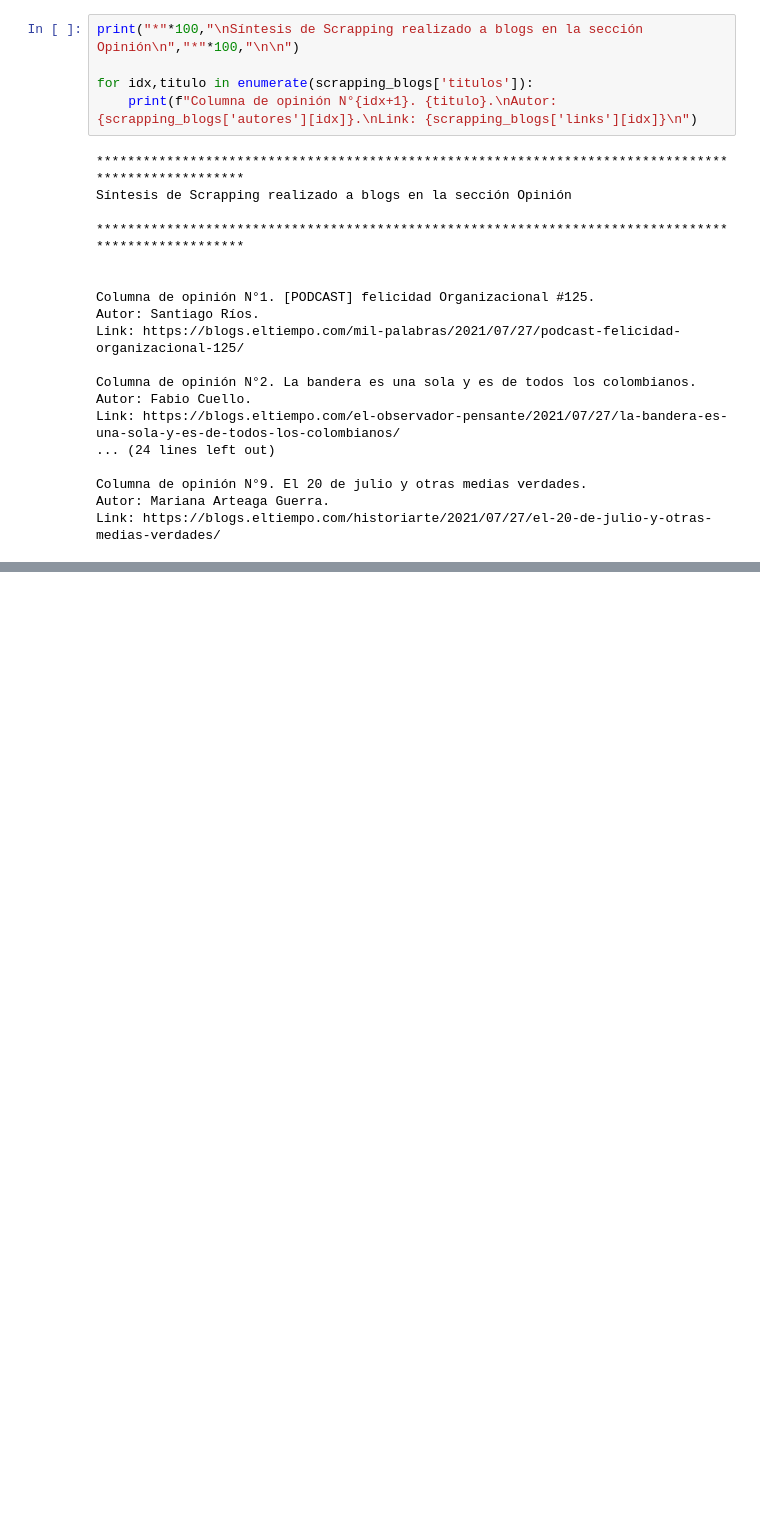
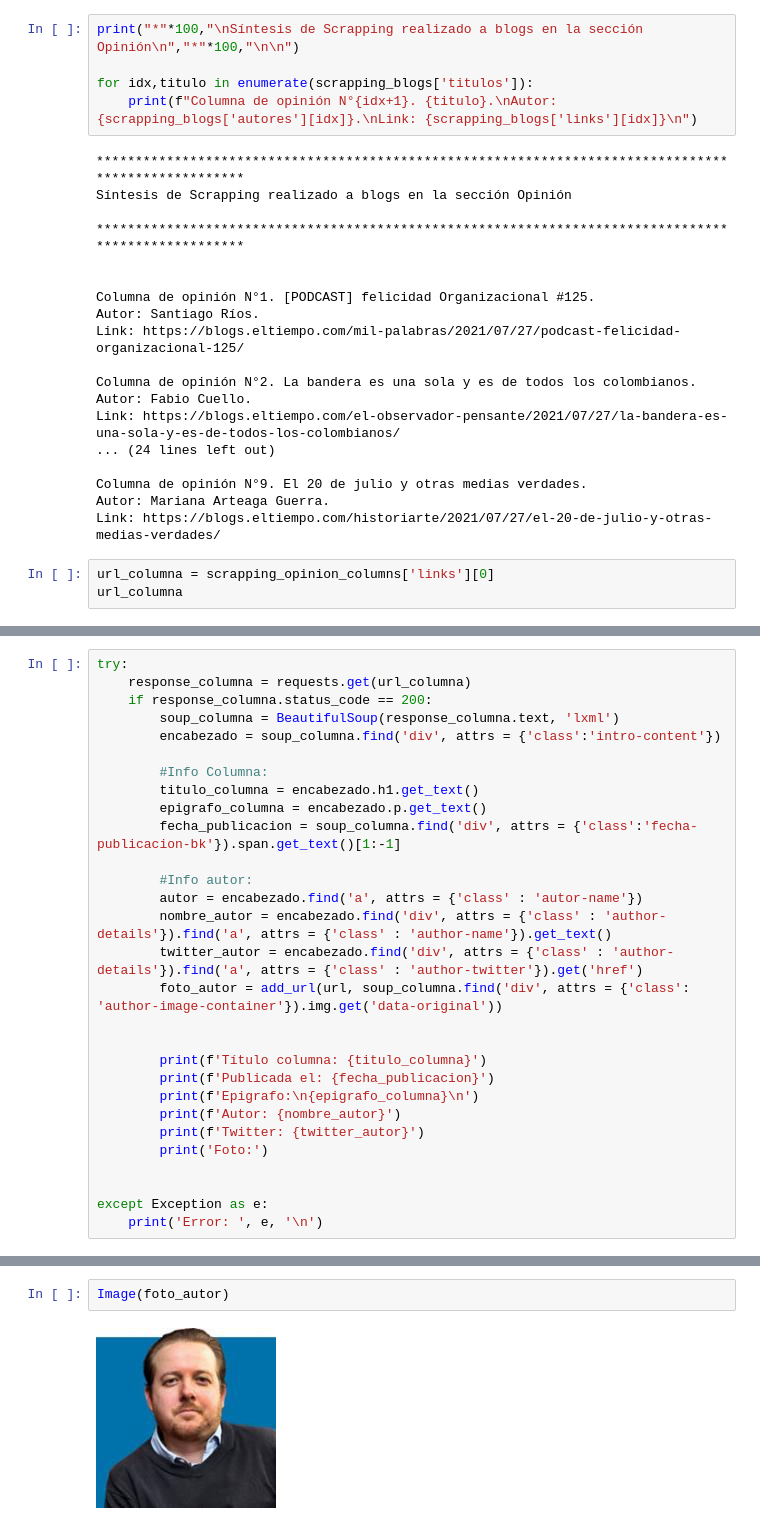
Before and after one commit to spnear/Scrapping-Python-Basics, a Jupyter notebook: Scrapping BS4.ipynb, the cells around one changed output, grey strips where cells are left out. Cells and saved outputs as stored; diff of their text form; blank space fills up the shorter version.

Commit message:
Añadido notebook de manejo de errores y añadido Scrapping a columnas de opinion, dos funciones definidas para scrappear con más facilidad

```diff
--- a/Scrapping BS4.ipynb
+++ b/Scrapping BS4.ipynb
@@ -368,3 +280,6 @@ Link: https://blogs.eltiempo.com/el-observador-pensante/2021/07/27/la-bandera-es
 Columna de opinión N°9. El 20 de julio y otras medias verdades.
 Autor: Mariana Arteaga Guerra.
 Link: https://blogs.eltiempo.com/historiarte/2021/07/27/el-20-de-julio-y-otras-medias-verdades/
+# %%
+url_columna = scrapping_opinion_columns['links'][0]
+url_columna
@@ -370,0 +288,29 @@ Link: https://blogs.eltiempo.com/historiarte/2021/07/27/el-20-de-julio-y-otras-m
+# %%
+try:
+    response_columna = requests.get(url_columna)
+    if response_columna.status_code == 200:
+        soup_columna = BeautifulSoup(response_columna.text, 'lxml')
+        encabezado = soup_columna.find('div', attrs = {'class':'intro-content'})
+
+        #Info Columna:
+        titulo_columna = encabezado.h1.get_text()
+        epigrafo_columna = encabezado.p.get_text()
+        fecha_publicacion = soup_columna.find('div', attrs = {'class':'fecha-publicacion-bk'}).span.get_text()[1:-1]
+
+        #Info autor:
+        autor = encabezado.find('a', attrs = {'class' : 'autor-name'})
+        nombre_autor = encabezado.find('div', attrs = {'class' : 'author-details'}).find('a', attrs = {'class' : 'author-name'}).get_text()
+        twitter_autor = encabezado.find('div', attrs = {'class' : 'author-details'}).find('a', attrs = {'class' : 'author-twitter'}).get('href')
+        foto_autor = add_url(url, soup_columna.find('div', attrs = {'class': 'author-image-container'}).img.get('data-original'))
+
+
+        print(f'Título columna: {titulo_columna}')
+        print(f'Publicada el: {fecha_publicacion}')
+        print(f'Epigrafo:\n{epigrafo_columna}\n')
+        print(f'Autor: {nombre_autor}')
+        print(f'Twitter: {twitter_autor}')
+        print('Foto:')
+
+
+except Exception as e:
+    print('Error: ', e, '\n')
@@ -370,0 +326,4 @@ Link: https://blogs.eltiempo.com/historiarte/2021/07/27/el-20-de-julio-y-otras-m
+# %%
+Image(foto_autor)
+# %% [output]
+[figure, added]
```
Also changed, not shown: parts of 13 cells of this notebook, 1 other file.
